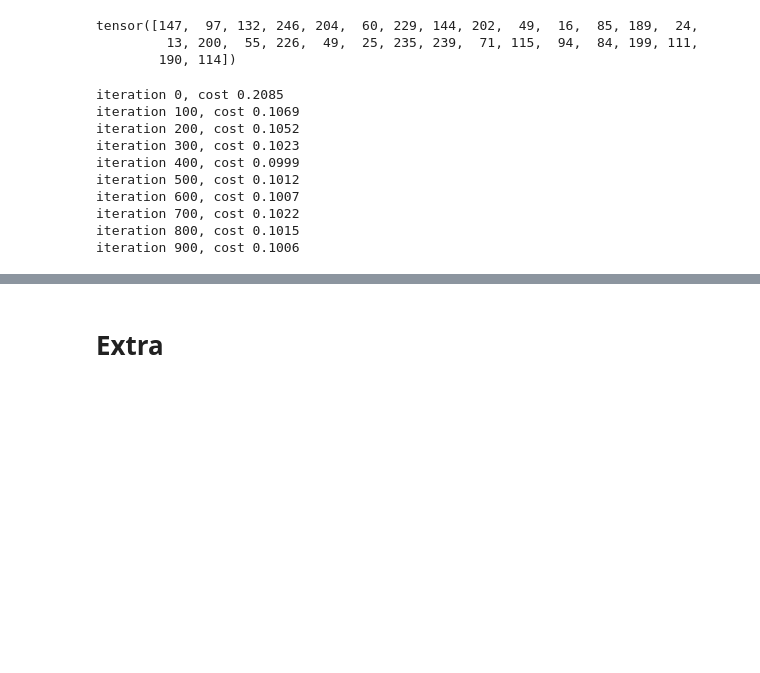
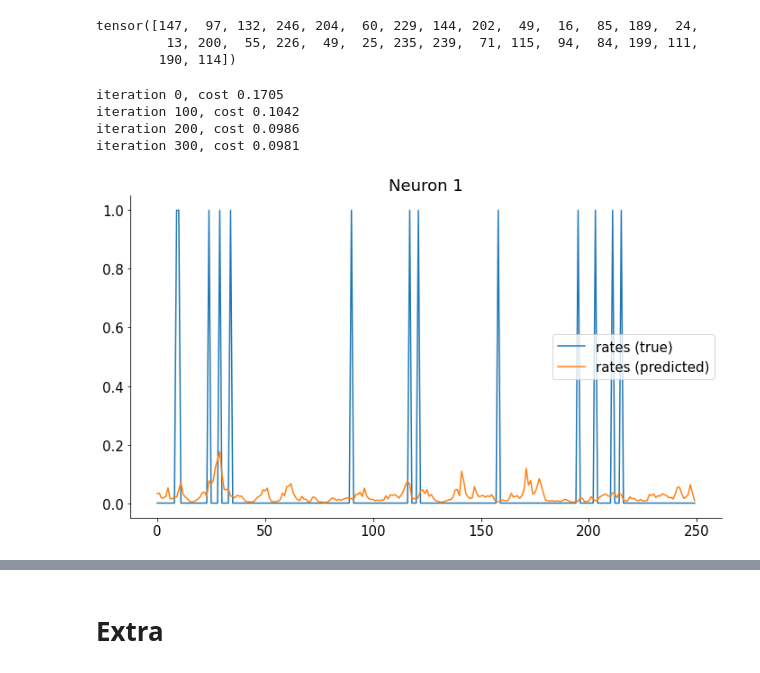
Before and after one commit to michele1993/NMA_latentDynamics, a Jupyter notebook: Copy_of_load_steinmetz_decisions.ipynb, the cells around one changed output, grey strips where cells are left out. Drawn from its saved outputs; the diff is of its cells as text; code cells hidden in the pictures; blank space fills up the shorter version.

```diff
--- a/Copy_of_load_steinmetz_decisions.ipynb
+++ b/Copy_of_load_steinmetz_decisions.ipynb
@@ -503,23 +503,33 @@ ts_nn = torch.permute(ts_nn,(2,1,0))
 NN1 = tr_nn.shape[-1]
 NN2 = ts_nn.shape[-1]
 
-ncomp = 10
+ncomp = 20
 
 net = Net(ncomp, NN1, NN2, bidi = True).to(device)
 
 
-net.train(tr_nn,ts_nn)
+net.train(tr_nn,ts_nn, niter = 10000)
 # %% [output]
-iteration 0, cost 0.2085
-iteration 100, cost 0.1069
-iteration 200, cost 0.1052
-iteration 300, cost 0.1023
-iteration 400, cost 0.0999
-iteration 500, cost 0.1012
-iteration 600, cost 0.1007
-iteration 700, cost 0.1022
-iteration 800, cost 0.1015
-iteration 900, cost 0.1006
+iteration 0, cost 0.1705
+iteration 100, cost 0.1042
+iteration 200, cost 0.0986
+iteration 300, cost 0.0981
+# %%
+y_hat, _ = net(tr_nn)
+
+rpred = y_hat.detach().cpu().numpy()
+
+nn = 1
+plt.figure(figsize=(10, 6))
+plt.plot(ts_nn[:,nn, 0])
+plt.plot(rpred[:,nn, 0])
+#plt.plot(-.5 + x[:, nn, 0]/4)
+
+plt.legend(['rates (true)', 'rates (predicted)', 'spikes'])
+plt.title(f'Neuron {nn}')
+plt.show()
+# %% [output]
+[figure, added]
 # %%
 # Plot latent space
 _, h = net(tr_nn)
```
Also changed, not shown: parts of 1 cell of this notebook.
